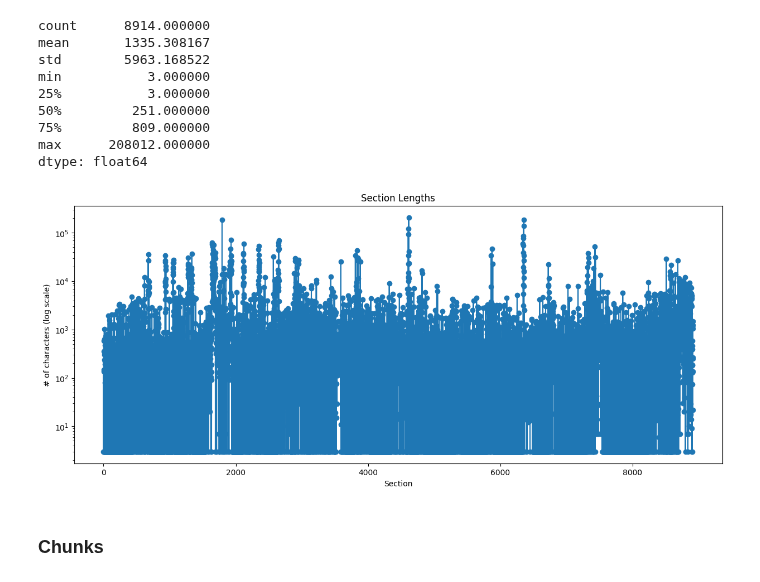
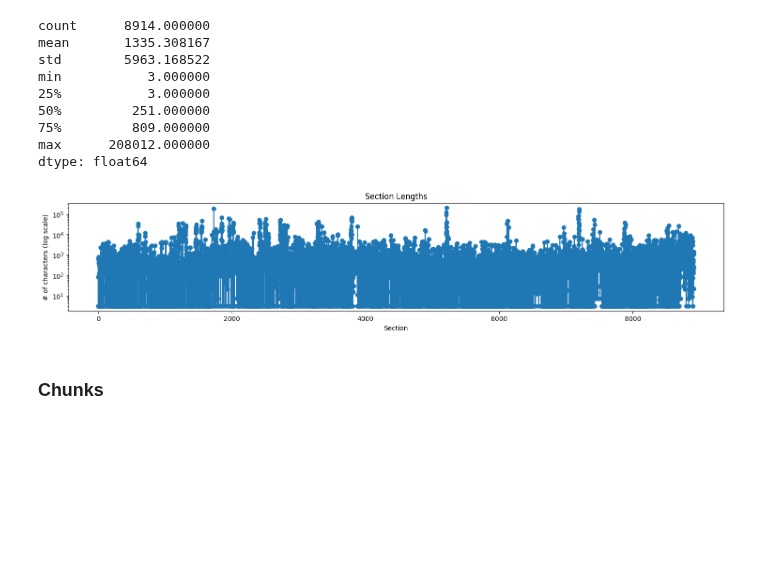
Before and after one commit to ray-project/llm-applications, a Jupyter notebook: notebooks/app.ipynb, the cells around one changed output. Cells and saved outputs as stored; diff of their text form; code cells hidden in the pictures; blank space fills up the shorter version.

```diff
--- a/notebooks/app.ipynb
+++ b/notebooks/app.ipynb
@@ -105,10 +53,3 @@ def path_to_uri(path, scheme="https://", domain="docs.ray.io"):
-# %%
-def parse_file(record):
-    html_content = load_html_file(record["path"])
-    if not html_content:
-        return []
-    return [{"source": path_to_uri(str(record["path"])) + ("#" + chunk.tag if chunk.tag else ""), "text": chunk.value}
-            for chunk in group_tagged_text(convert_to_tagged_text(record["path"], html_content))]
 # %%
 # Sample
 record = {"path": "/efs/shared_storage/pcmoritz/docs.ray.io/en/master/train/faq.html"}
@@ -157,14 +108,14 @@ max      208012.000000
 dtype: float64
 # %%
 # Sections lengths
-plt.figure(figsize=(15, 6))
+plt.figure(figsize=(18, 3))
 plt.semilogy(sections_lengths, marker='o')
 plt.xlabel('Section')
 plt.ylabel('# of characters (log scale)')
 plt.title('Section Lengths')
 plt.show()
 # %% [output]
-[figure, old version]
+[figure, new version]
 # %% [markdown]
 ### Chunks
 # %% [markdown]
```
Also changed, not shown: parts of 28 cells of this notebook, 10 other files.
